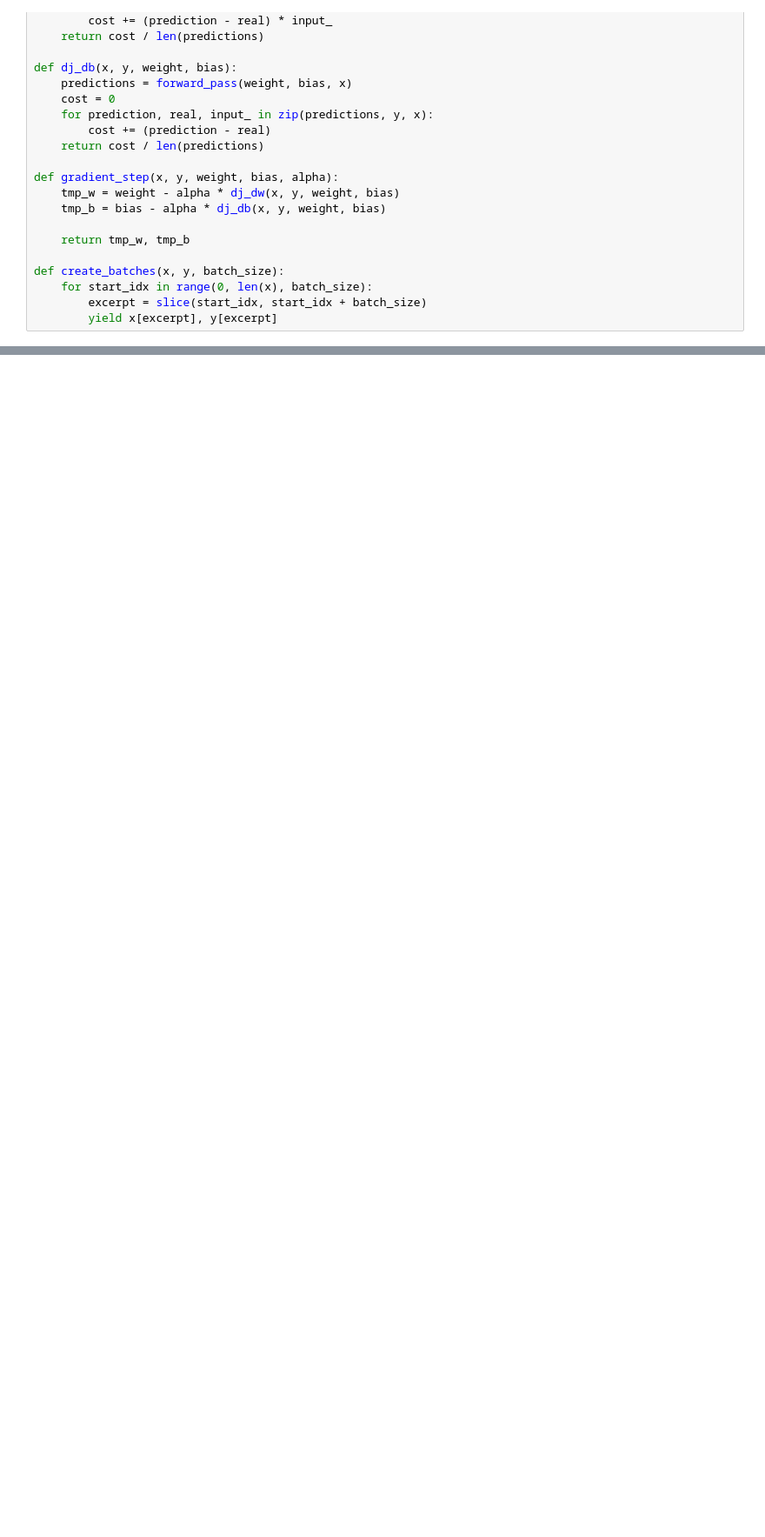
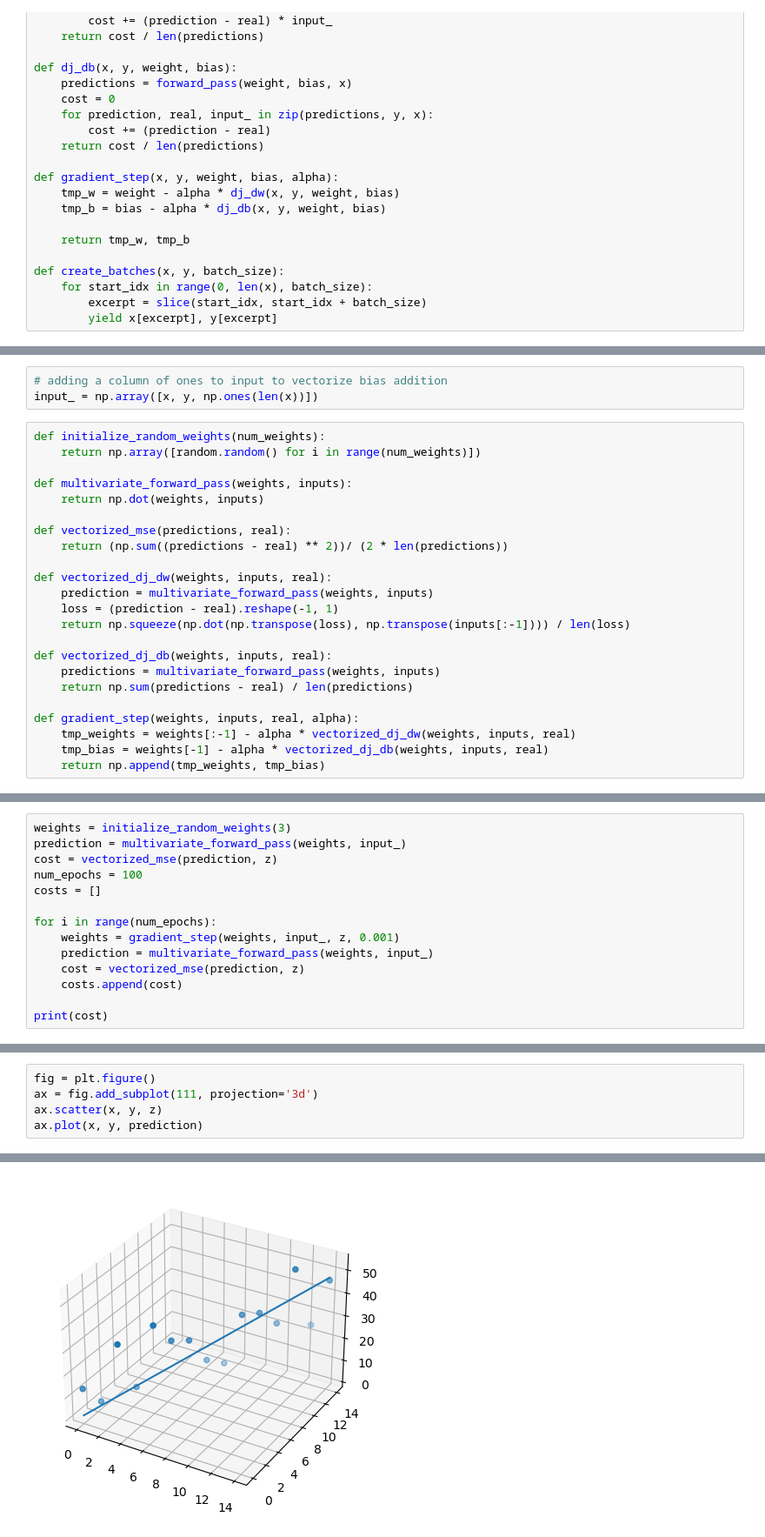
Before and after one commit to pranav142/ml_from_scratch, a Jupyter notebook: linear_regression.ipynb, the cells around one changed output, grey strips where cells are left out. Shown: that part at 87% size. Cells and saved outputs as stored; diff of their text form; blank space fills up the shorter version.

```diff
--- a/linear_regression.ipynb
+++ b/linear_regression.ipynb
@@ -92,0 +112,26 @@ Text(0.5, 1.0, 'Cost per epoch')
+# %%
+# adding a column of ones to input to vectorize bias addition
+input_ = np.array([x, y, np.ones(len(x))])
+# %%
+def initialize_random_weights(num_weights):
+    return np.array([random.random() for i in range(num_weights)])
+
+def multivariate_forward_pass(weights, inputs):
+    return np.dot(weights, inputs)
+
+def vectorized_mse(predictions, real):
+    return (np.sum((predictions - real) ** 2))/ (2 * len(predictions))
+
+def vectorized_dj_dw(weights, inputs, real):
+    prediction = multivariate_forward_pass(weights, inputs)
+    loss = (prediction - real).reshape(-1, 1)
+    return np.squeeze(np.dot(np.transpose(loss), np.transpose(inputs[:-1]))) / len(loss)
+
+def vectorized_dj_db(weights, inputs, real):
+    predictions = multivariate_forward_pass(weights, inputs)
+    return np.sum(predictions - real) / len(predictions)
+
+def gradient_step(weights, inputs, real, alpha):
+    tmp_weights = weights[:-1] - alpha * vectorized_dj_dw(weights, inputs, real)
+    tmp_bias = weights[-1] - alpha * vectorized_dj_db(weights, inputs, real)
+    return np.append(tmp_weights, tmp_bias)
@@ -92,0 +155,14 @@ Text(0.5, 1.0, 'Cost per epoch')
+# %%
+weights = initialize_random_weights(3)
+prediction = multivariate_forward_pass(weights, input_)
+cost = vectorized_mse(prediction, z)
+num_epochs = 100
+costs = []
+
+for i in range(num_epochs):
+    weights = gradient_step(weights, input_, z, 0.001)
+    prediction = multivariate_forward_pass(weights, input_)
+    cost = vectorized_mse(prediction, z)
+    costs.append(cost)
+
+print(cost)
@@ -92,0 +171,6 @@ Text(0.5, 1.0, 'Cost per epoch')
+# %%
+fig = plt.figure()
+ax = fig.add_subplot(111, projection='3d')
+ax.scatter(x, y, z)
+ax.plot(x, y, prediction)
+# %% [output]
@@ -92,0 +178 @@ Text(0.5, 1.0, 'Cost per epoch')
+[figure, added]
```
Also changed, not shown: parts of 11 cells of this notebook.
